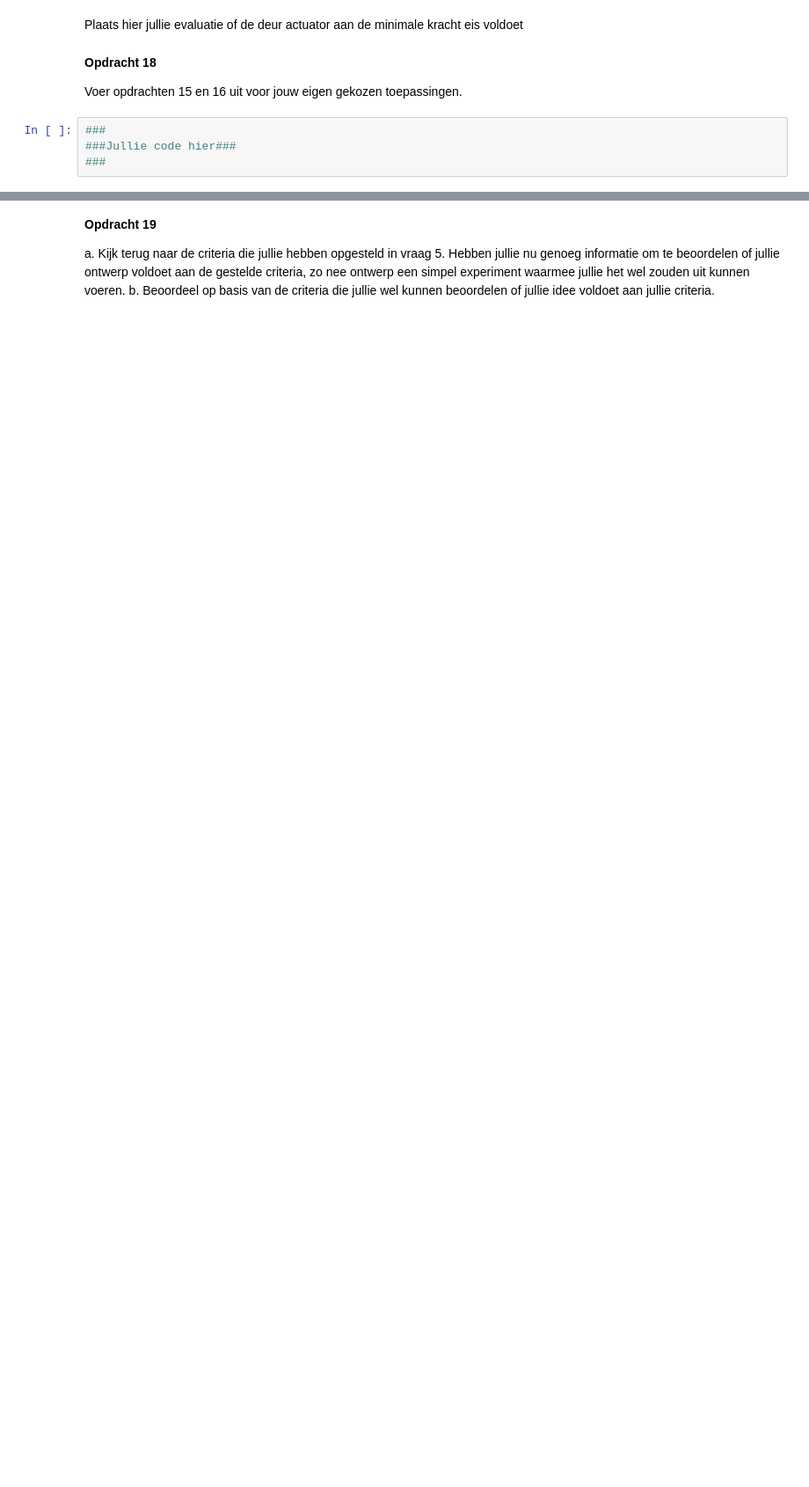
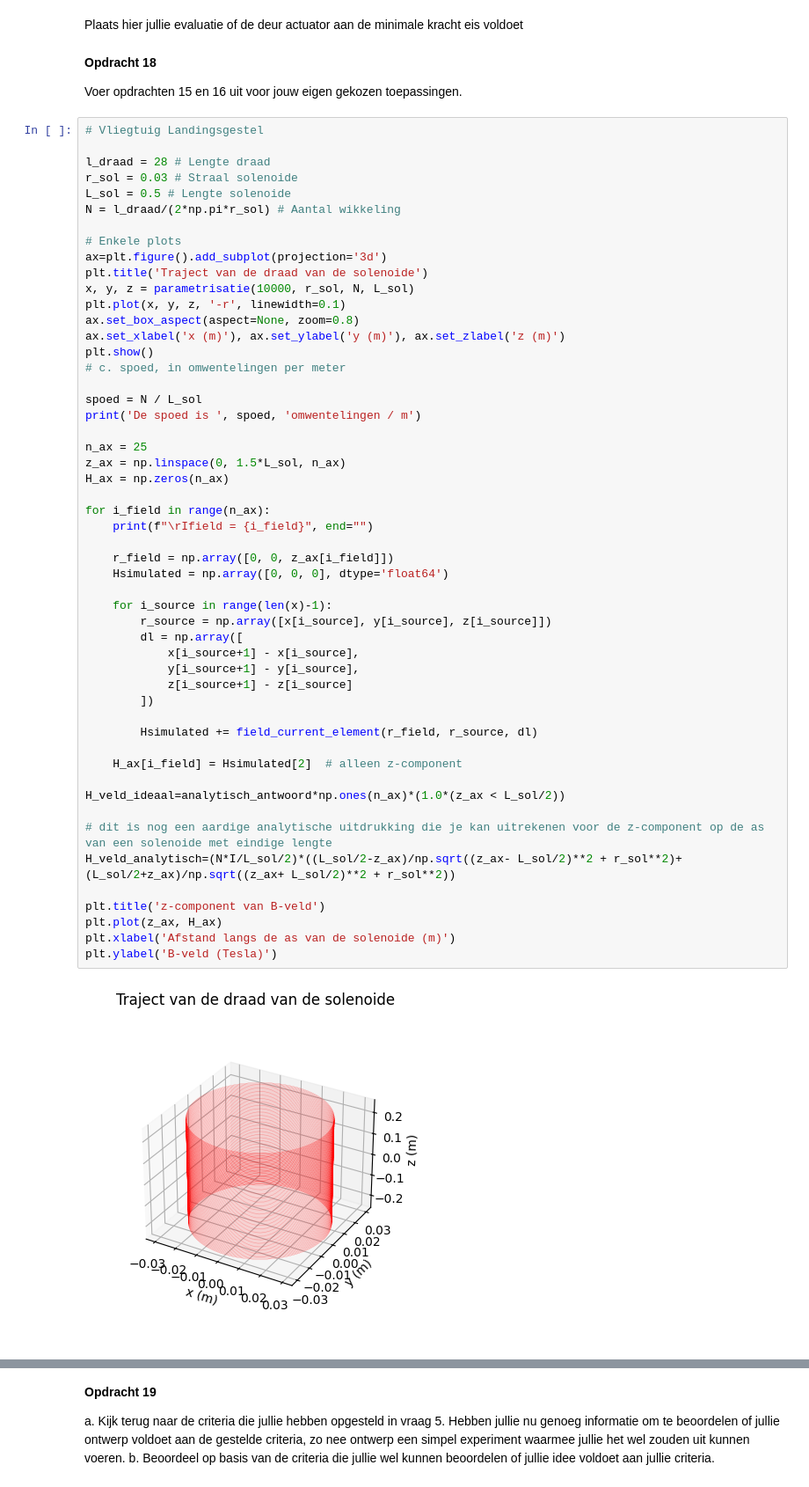
Before and after one commit to DavantePES/Def-D, a Jupyter notebook: DigitaleOntwerpopdrachten/2KrachtActuatorOpdracht/KrachtactuatorOpdracht.ipynb, the cells around one changed output, grey strips where cells are left out. Shown at 88% size. Drawn from its saved outputs; the diff is of its cells as text; blank space fills up the shorter version.

```diff
--- a/DigitaleOntwerpopdrachten/2KrachtActuatorOpdracht/KrachtactuatorOpdracht.ipynb
+++ b/DigitaleOntwerpopdrachten/2KrachtActuatorOpdracht/KrachtactuatorOpdracht.ipynb
@@ -651,6 +675,56 @@ Plaats hier jullie evaluatie of de deur actuator aan de minimale kracht eis vold
 
 Voer opdrachten 15 en 16 uit voor jouw eigen gekozen toepassingen.
 # %%
-###
-###Jullie code hier###
-###
+# Vliegtuig Landingsgestel
+
+l_draad = 28 # Lengte draad
+r_sol = 0.03 # Straal solenoide
+L_sol = 0.5 # Lengte solenoide
+N = l_draad/(2*np.pi*r_sol) # Aantal wikkeling
+
+# Enkele plots
+ax=plt.figure().add_subplot(projection='3d')
+plt.title('Traject van de draad van de solenoide')
+x, y, z = parametrisatie(10000, r_sol, N, L_sol)
+plt.plot(x, y, z, '-r', linewidth=0.1)
+ax.set_box_aspect(aspect=None, zoom=0.8)
+ax.set_xlabel('x (m)'), ax.set_ylabel('y (m)'), ax.set_zlabel('z (m)')
+plt.show()
+# c. spoed, in omwentelingen per meter
+
+spoed = N / L_sol
+print('De spoed is ', spoed, 'omwentelingen / m')
+
+n_ax = 25
+z_ax = np.linspace(0, 1.5*L_sol, n_ax)
+H_ax = np.zeros(n_ax)
+
+for i_field in range(n_ax):
+    print(f"\rIfield = {i_field}", end="")
+
+    r_field = np.array([0, 0, z_ax[i_field]])
+    Hsimulated = np.array([0, 0, 0], dtype='float64')
+
+    for i_source in range(len(x)-1):
+        r_source = np.array([x[i_source], y[i_source], z[i_source]])
+        dl = np.array([
+            x[i_source+1] - x[i_source],
+            y[i_source+1] - y[i_source],
+            z[i_source+1] - z[i_source]
+        ])
+
+        Hsimulated += field_current_element(r_field, r_source, dl)
+
+    H_ax[i_field] = Hsimulated[2]  # alleen z-component
+
+H_veld_ideaal=analytisch_antwoord*np.ones(n_ax)*(1.0*(z_ax < L_sol/2))
+
+# dit is nog een aardige analytische uitdrukking die je kan uitrekenen voor de z-component op de as van een solenoide met eindige lengte
+H_veld_analytisch=(N*I/L_sol/2)*((L_sol/2-z_ax)/np.sqrt((z_ax- L_sol/2)**2 + r_sol**2)+(L_sol/2+z_ax)/np.sqrt((z_ax+ L_sol/2)**2 + r_sol**2))
+
+plt.title('z-component van B-veld')
+plt.plot(z_ax, H_ax)
+plt.xlabel('Afstand langs de as van de solenoide (m)')
+plt.ylabel('B-veld (Tesla)')
+# %% [output]
+[figure, added]
```
Also changed, not shown: parts of 12 cells of this notebook, 1 other file.
